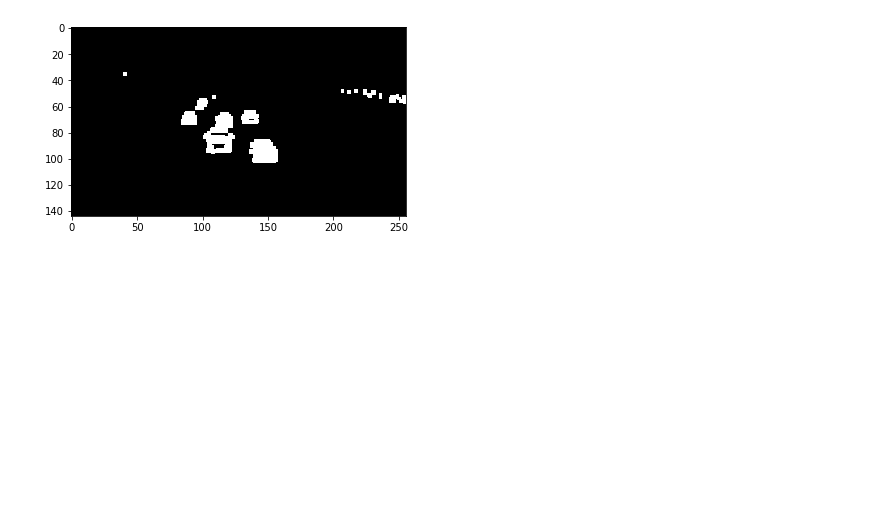
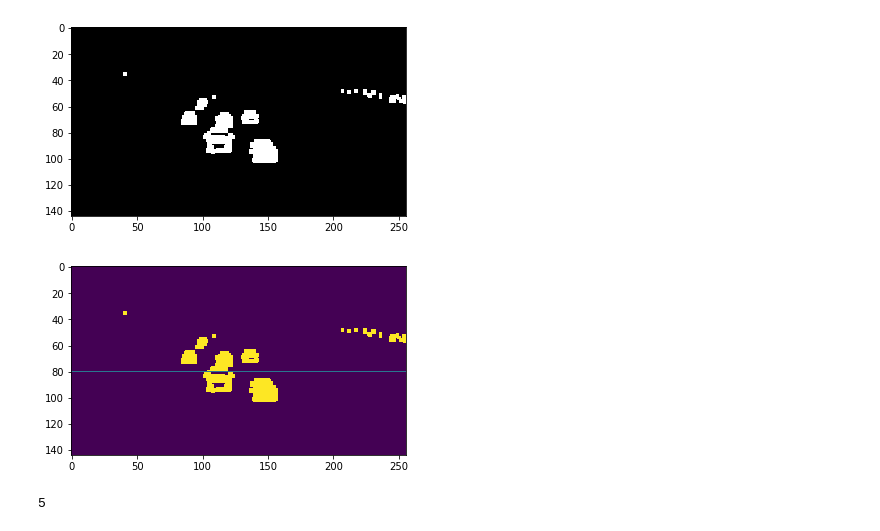
Before and after one commit to sidthakur08/Vehicle-Detection, a Jupyter notebook: Vehicle Detection using OpenCV.ipynb, the cells around one changed output. Drawn from its saved outputs; the diff is of its cells as text; code cells hidden in the pictures; blank space fills up the shorter version.

Commit message:
drawing contours

```diff
--- a/Vehicle Detection using OpenCV.ipynb
+++ b/Vehicle Detection using OpenCV.ipynb
@@ -56,3 +56,23 @@ plt.imshow(dilated_image,cmap='gray')
 plt.show()
 # %% [output]
 [figure]
+# %%
+plt.imshow(dilated_image)
+cv2.line(dilated_image,(0,80),(256,80),(100,0,0))
+
+plt.show()
+# %% [output]
+[figure, added]
+# %%
+contours, hierarchy = cv2.findContours(thresh_image.copy(),cv2.RETR_TREE,cv2.CHAIN_APPROX_NONE)
+
+valid_contours = []
+
+for i,cntr in enumerate(contours):
+    x,y,w,h = cv2.boundingRect(cntr)
+    if(x<=200)&(y>=80)&(cv2.contourArea(cntr)>=25):
+        valid_contours.append(cntr)
+
+len(valid_contours)
+# %% [output]
+5
```
Also changed, not shown: parts of 2 cells of this notebook.
